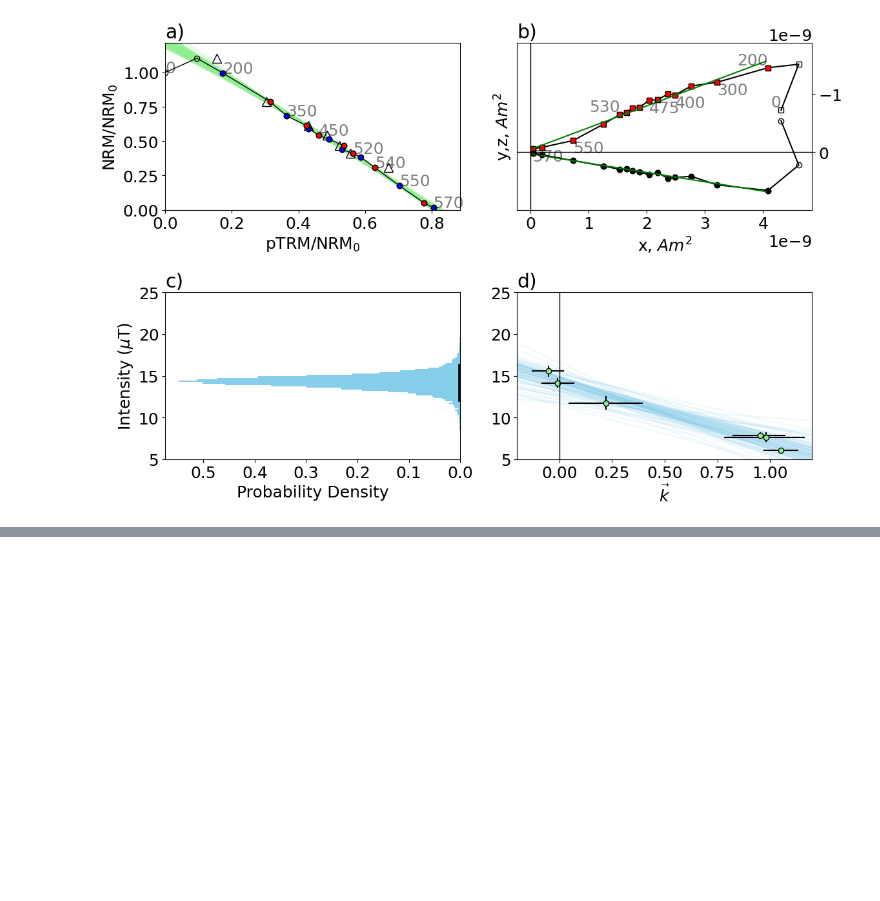
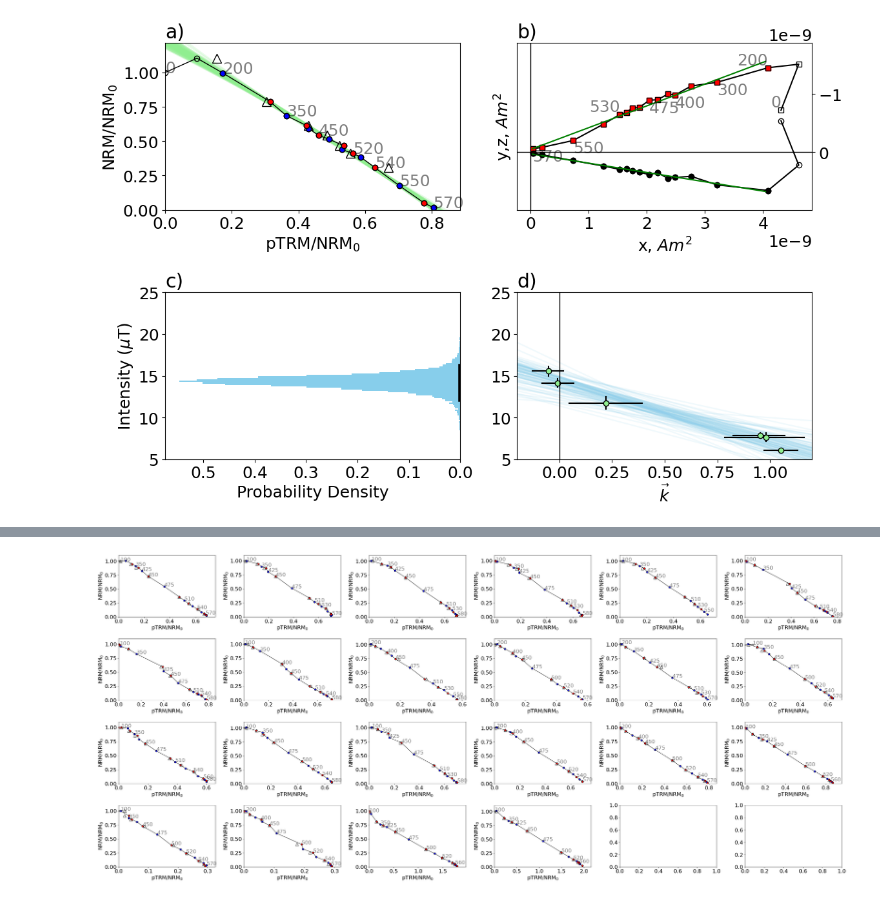
Before and after one commit to bcych/hawaiian_paleointensity, a Jupyter notebook: Make BiCEP Figures.ipynb, the cells around one changed output, grey strips where cells are left out. Cells and saved outputs as stored; diff of their text form; code cells hidden in the pictures; blank space fills up the shorter version.

```diff
--- a/Make BiCEP Figures.ipynb
+++ b/Make BiCEP Figures.ipynb
@@ -395,0 +398,20 @@ plt.savefig('Figures/Lab_Field_Dependence.pdf')
+# %%
+fig,ax=plt.subplots(4,6,figsize=(36,16))
+j=0
+k=0
+for specimen in data['OA030'].specimens.values():
+    if j==6:
+        j=0
+        k+=1
+    specimen.plot_arai(ax[k][j])
+    j+=1
+for specimen in data['MU012'].specimens.values():
+    if j==6:
+        j=0
+        k+=1
+    specimen.plot_arai(ax[k][j])
+    j+=1
+plt.tight_layout();
+plt.savefig('texture_arais.pdf')
+# %% [output]
+[figure, added]
```
Also changed, not shown: parts of 3 cells of this notebook, 9 other files.
